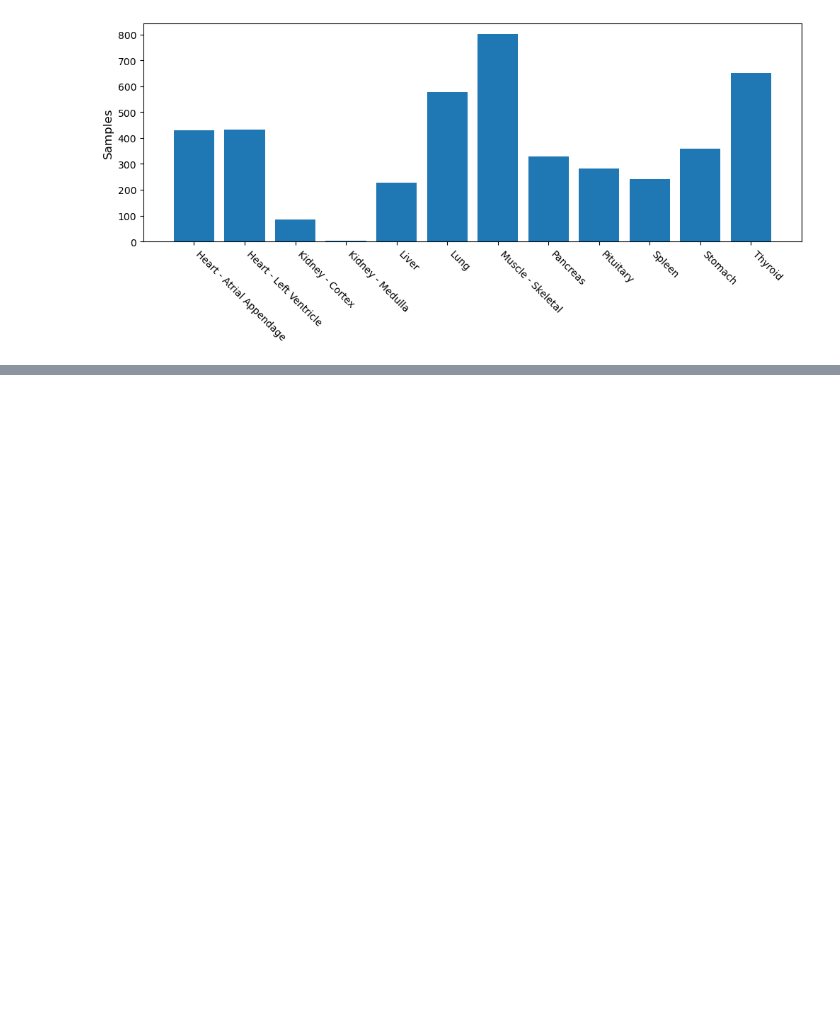
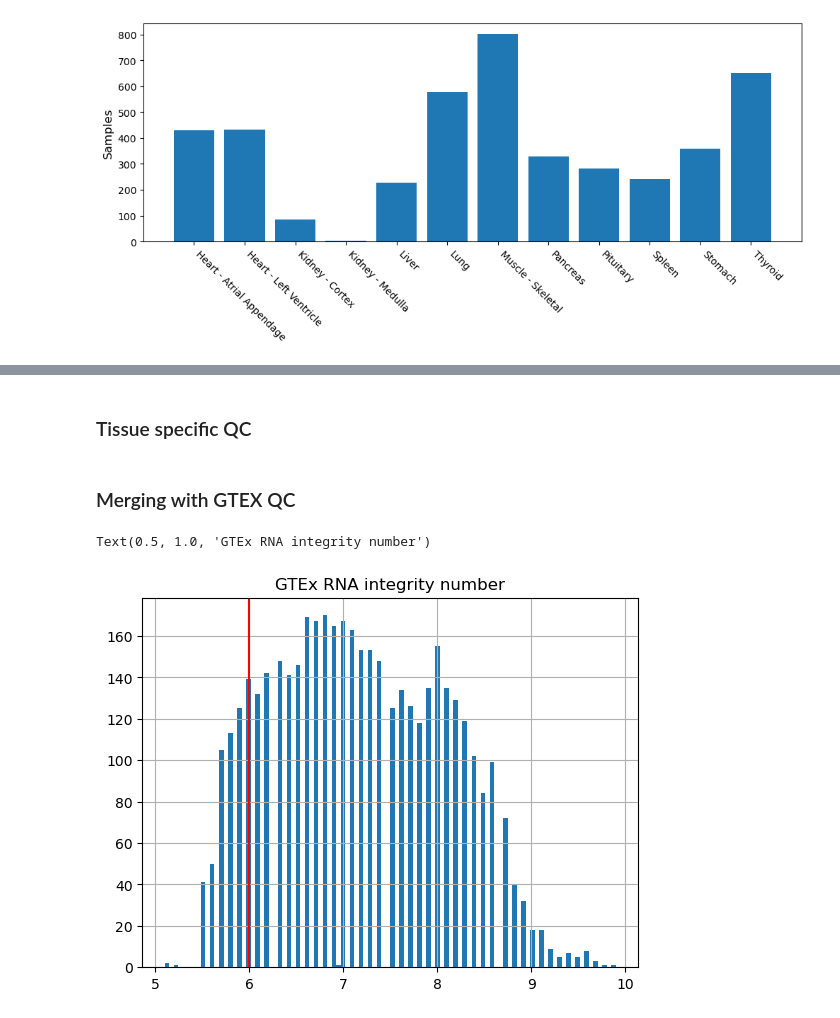
Before and after one commit to j-bac/GTEx_analysis, a Jupyter notebook: analyses/0_load_data_subset.ipynb, the cells around one changed output, grey strips where cells are left out. Cells and saved outputs as stored; diff of their text form; code cells hidden in the pictures; blank space fills up the shorter version.

```diff
--- a/analyses/0_load_data_subset.ipynb
+++ b/analyses/0_load_data_subset.ipynb
@@ -190,0 +198,2 @@ WARNING: saving figure to file ../figures/X_mdsHeart_MDS.png
+# %% [markdown]
+### Tissue specific QC
@@ -190,0 +277,10 @@ WARNING: saving figure to file ../figures/X_mdsHeart_MDS.png
+# %% [markdown]
+### Merging with GTEX QC
+# %%
+rnaseq_sample_selected_tissues_df['SMRIN'].hist(bins=100)
+plt.axvline(6,label='threshold',c='red')
+plt.title('GTEx RNA integrity number')
+plt.savefig('../figures/0_RNA_integrity_number.png',dpi=100,bbox_inches='tight')
+# %% [output]
+Text(0.5, 1.0, 'GTEx RNA integrity number')
+[figure, added]
```
Also changed, not shown: parts of 15 cells of this notebook, 7 other files.
